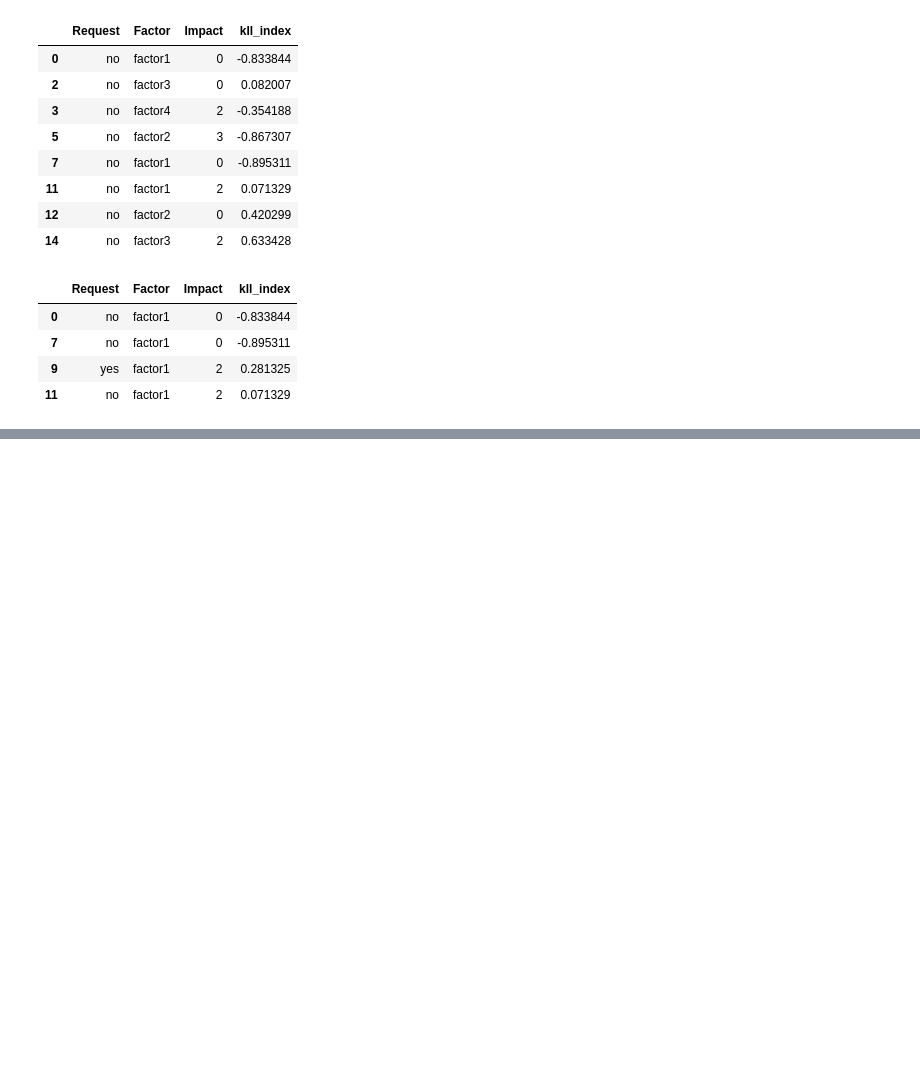
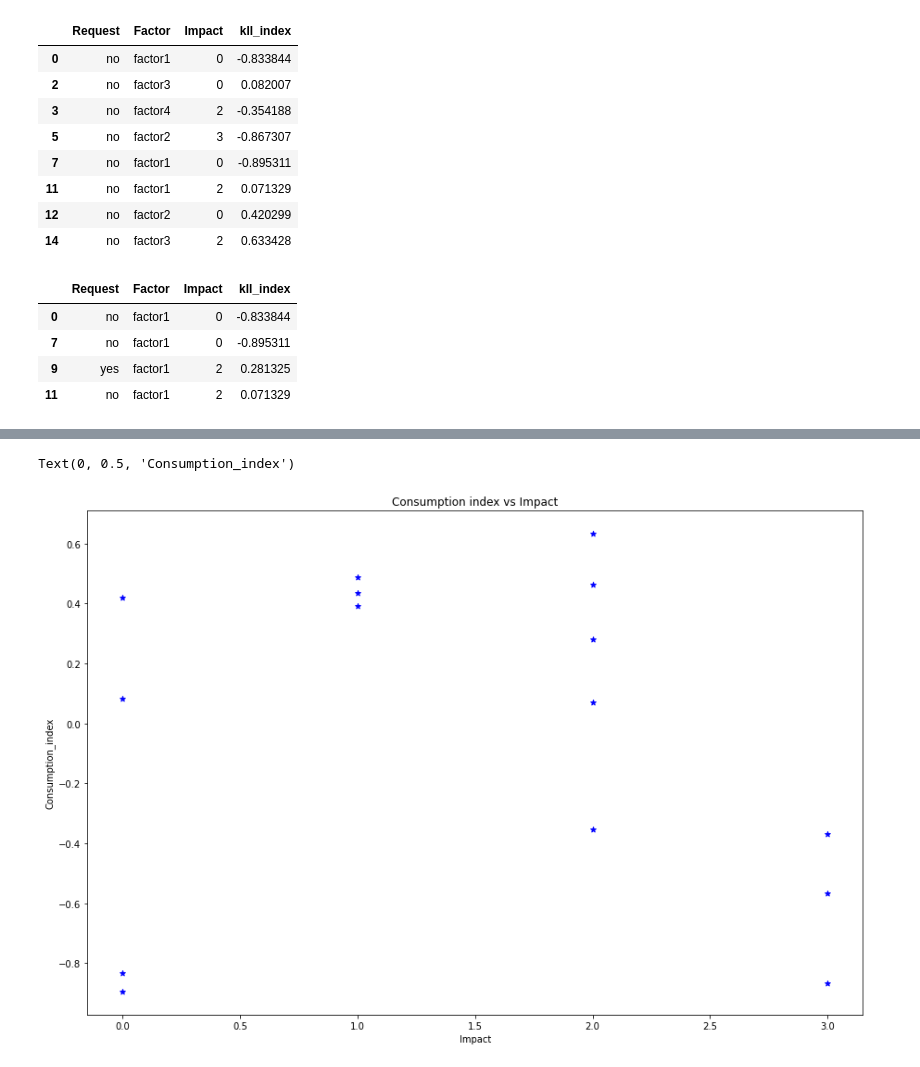
Before and after one commit to nirajmark/numpy_panda, a Jupyter notebook: panda_notes.ipynb, the cells around one changed output, grey strips where cells are left out. Drawn from its saved outputs; the diff is of its cells as text; code cells hidden in the pictures; blank space fills up the shorter version.

```diff
--- a/panda_notes.ipynb
+++ b/panda_notes.ipynb
@@ -283,0 +312,5 @@ df2_subset
+# %%
+# loc: change value in column conditionally
+condition = df2["Factor"] == "factor1"
+df2.loc[condition, "Request"] = "no"
+df2
@@ -283,0 +334,7 @@ df2_subset
+# %%
+# sorting
+# inplace=True argument to change the original dataframe
+df2.sort_values(by=["kll_index"],
+                ascending=True,
+                inplace=True)
+df2
@@ -283,0 +358,4 @@ df2_subset
+# %%
+# Resetting the index
+df2.reset_index(inplace=True)
+df2
@@ -283,0 +379,4 @@ df2_subset
+# %%
+# deleting index column
+df2.drop(columns=["index"], inplace=True)
+df2
@@ -283,0 +411,16 @@ df2_subset
+# %%
+import matplotlib.pyplot as plt
+plt.figure(figsize=(15,10))
+
+# Obtain x and y arrays
+x = df2["Impact"]
+y = df2["kll_index"]
+
+# plot the scatterplot
+plt.scatter(x,y, color="blue", marker="*")
+
+# add title and labels
+plt.title("Consumption index vs Impact")
+plt.xlabel("Impact")
+plt.ylabel("Consumption_index")
+# %% [output]
@@ -283,0 +428,2 @@ df2_subset
+Text(0, 0.5, 'Consumption_index')
+[figure, added]
```
Also changed, not shown: parts of 15 cells of this notebook.
